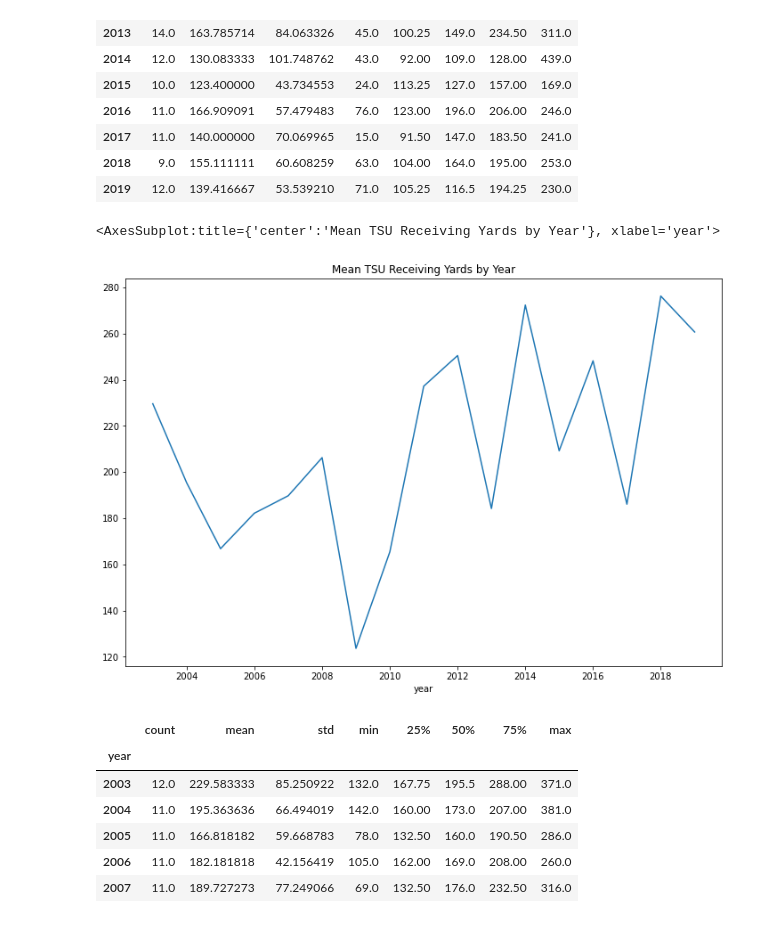
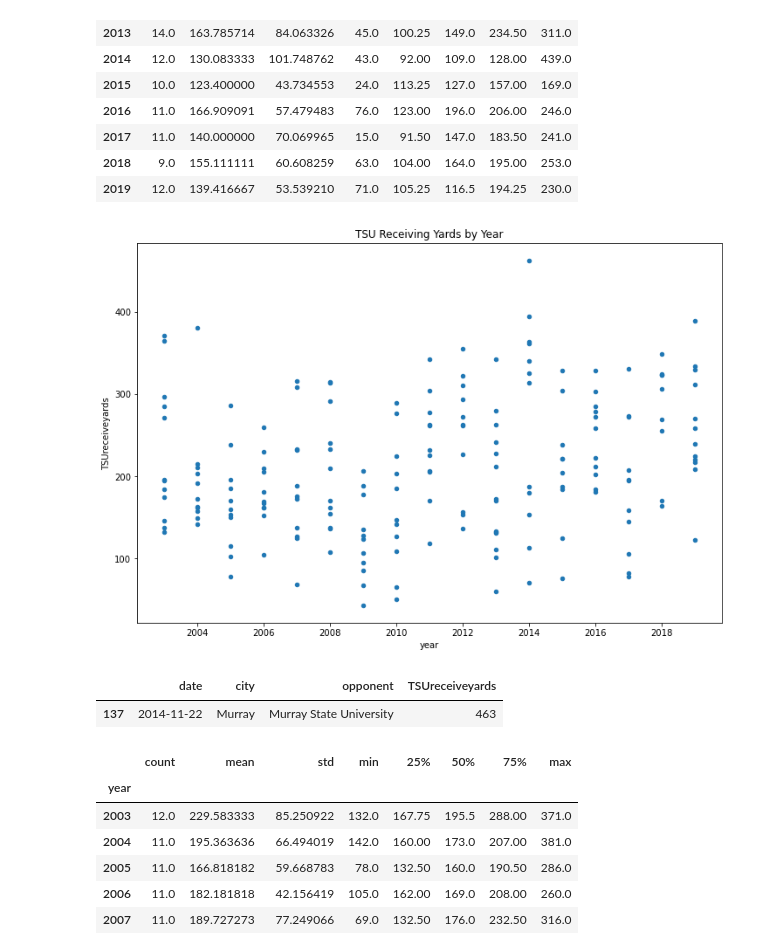
Before and after one commit to e-harrell/TSU, a Jupyter notebook: fullproject.ipynb, the cells around one changed output. Drawn from its saved outputs; the diff is of its cells as text; code cells hidden in the pictures.

Commit message:
added scatterplots & outliers

```diff
--- a/fullproject.ipynb
+++ b/fullproject.ipynb
@@ -5217,3 +5238,8 @@ mydata.groupby("year")["opponent score"].describe()
 | 2017 | 11.0 | 19.636364 | 10.259364 | 0.0 | 14.00 | 20.0 | 25.50 | 36.0 |
 | 2018 | 9.0 | 32.111111 | 15.086786 | 3.0 | 28.00 | 38.0 | 41.00 | 49.0 |
 | 2019 | 12.0 | 34.583333 | 9.737074 | 20.0 | 27.75 | 31.5 | 42.75 | 49.0 |
+# %%
+#score difference by year
+plt.rcParams['figure.figsize']=[12,8]
+mydata.plot(x="year",y="scorediff",kind="scatter", title="Score Difference by Year")
+plt.show()
@@ -5220,5 +5287,6 @@ mydata.groupby("year")["opponent score"].describe()
 # %%
-#mean absolute value score difference by year
-mean_scorediff_by_year=mydata.groupby("year")["scorediff_abs"].mean()
-mean_scorediff_by_year.plot(x="year",y="scorediff_abs",kind="line",title="Mean Score Difference by Year")
+#absolute value of score difference by year
+plt.rcParams['figure.figsize']=[12,8]
+mydata.plot(x="year",y="scorediff_abs",kind="scatter", title="Absolute Value of Score Difference by Year")
+plt.show()
 # %% [output]
@@ -5278,7 +5329,8 @@ mydata.groupby("year").scorediff_abs.describe()
 | 2018 | 9.0 | 16.555556 | 11.555422 | 1.0 | 4.00 | 17.0 | 27.00 | 31.0 |
 | 2019 | 12.0 | 11.416667 | 6.986459 | 2.0 | 6.00 | 10.5 | 15.25 | 26.0 |
 # %%
-#mean attendance by year
-mean_attendance_by_year=mydata.groupby("year")["attendance"].mean()
-mean_attendance_by_year.plot(x="year",y="attendance",kind="line",title="Mean Attendance by Year")
+#attendance by year
+plt.rcParams["figure.figsize"]=[12,8]
+mydata.plot(x="year",y="attendance", kind="scatter", title="Attendance by Year")
+plt.show()
 # %% [output]
@@ -5308,7 +5384,8 @@ mydata.groupby("year").attendance.describe()
 | 2018 | 9.0 | 10633.111111 | 8027.984000 | 3318.0 | 3618.00 | 7670.0 | 14069.00 | 27340.0 |
 | 2019 | 12.0 | 12661.333333 | 12821.539294 | 1776.0 | 4586.25 | 8772.0 | 16439.00 | 48347.0 |
 # %%
-#mean TSU rushing yards by year
-mean_TSUrushyards_by_year=mydata.groupby("year")["TSUrushyards"].mean()
-mean_TSUrushyards_by_year.plot(x="year",y="TSUrushyards",kind="line",title="Mean TSU Rushing Yards by Year")
+#TSU rushing yards by year
+plt.rcParams["figure.figsize"]=[12,8]
+mydata.plot(x="year",y="TSUrushyards",kind="scatter",title="TSU Rushing Yards by Year")
+plt.show()
 # %% [output]
@@ -5338,12 +5427,22 @@ mydata.groupby("year").TSUrushyards.describe()
 | 2018 | 9.0 | 155.111111 | 60.608259 | 63.0 | 104.00 | 164.0 | 195.00 | 253.0 |
 | 2019 | 12.0 | 139.416667 | 53.539210 | 71.0 | 105.25 | 116.5 | 194.25 | 230.0 |
 # %%
-#mean TSU receiving yards by year
-mean_TSUreceiveyards_by_year=mydata.groupby("year")["TSUreceiveyards"].mean()
-mean_TSUreceiveyards_by_year.plot(x="year",y="TSUreceiveyards",kind="line",title="Mean TSU Receiving Yards by Year")
+#TSU receiving yards by year
+plt.rcParams["figure.figsize"]=[12,8]
+mydata.plot(x="year",y="TSUreceiveyards",kind="scatter",title="TSU Receiving Yards by Year")
+plt.show()
 # %% [output]
-<AxesSubplot:title={'center':'Mean TSU Receiving Yards by Year'}, xlabel='year'>
-[figure, old version]
+[figure, new version]
+# %%
+#get outliers of TSU receiving yards
+q1 = mydata["TSUreceiveyards"].quantile(0.25)
+q3 = mydata["TSUreceiveyards"].quantile(0.75)
+outlier_top_lim = q3 + 1.5 * (q3 - q1)
+outlier_bottom_lim = q1 - 1.5 * (q3 - q1)
+mydata[["date","city","opponent","TSUreceiveyards"]][(mydata["TSUreceiveyards"]>outlier_top_lim) | (mydata["TSUreceiveyards"]<outlier_bottom_lim)]
+# %% [output]
+|  | date | city | opponent | TSUreceiveyards |
+| 137 | 2014-11-22 | Murray | Murray State University | 463 |
 # %%
 #descriptive statistics for TSU receiving yards
 mydata.groupby("year").TSUreceiveyards.describe()
```
Also changed, not shown: parts of 30 cells of this notebook.
